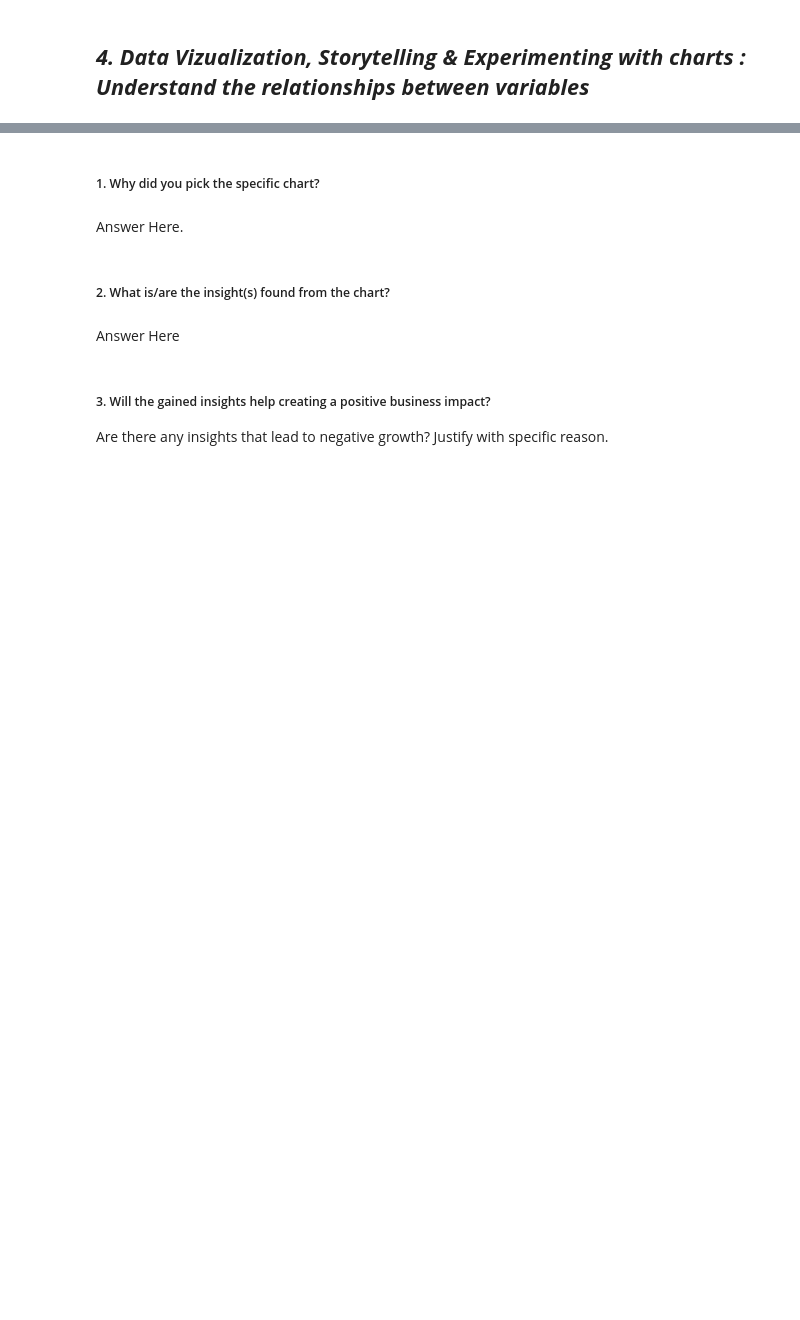
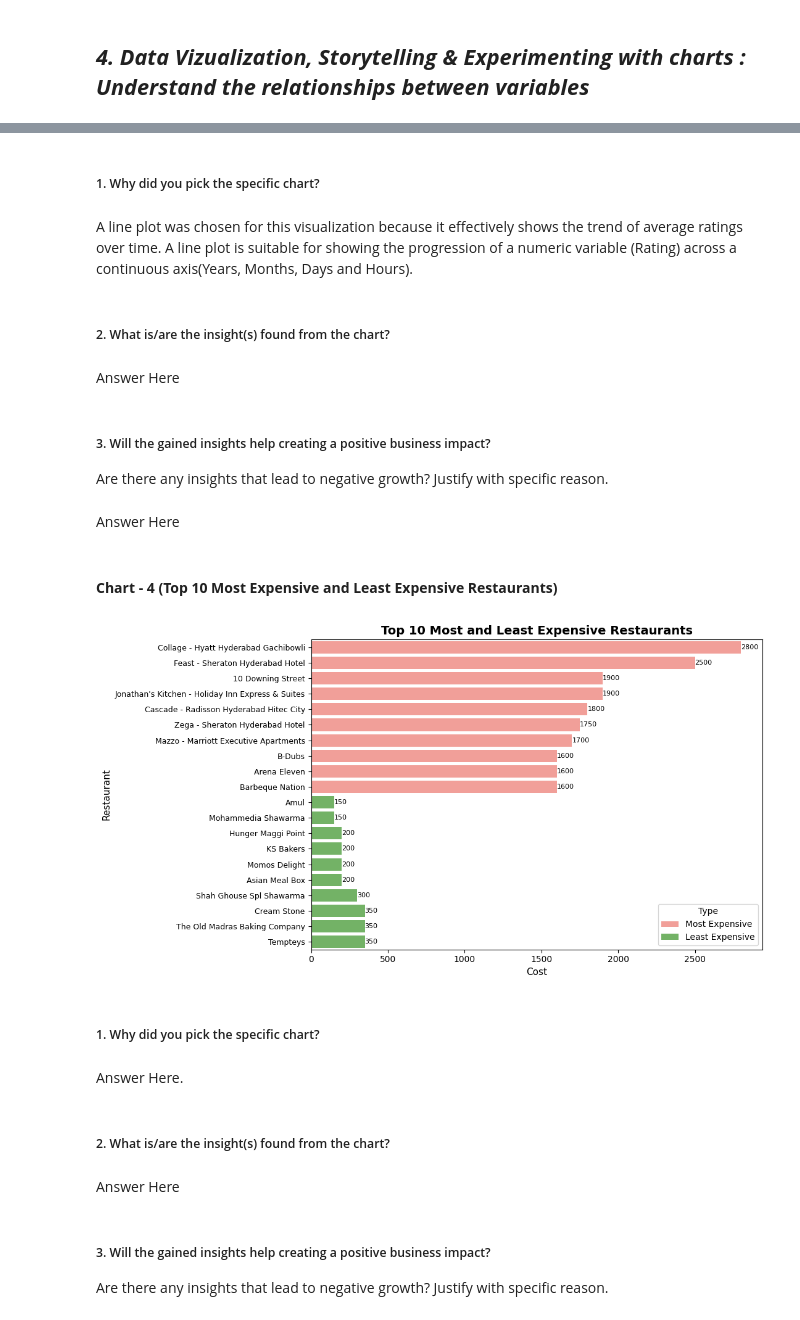
Before and after one commit to ShubhPathania/Zomato-Restaurant-Clustering-and-Sentiment-Analysis, a Jupyter notebook: Zomato_Restaurant_Clustering_and_Sentiment_Analysis.ipynb, the cells around one changed output, grey strips where cells are left out. Cells and saved outputs as stored; diff of their text form; code cells hidden in the pictures; blank space fills up the shorter version.

```diff
--- a/Zomato_Restaurant_Clustering_and_Sentiment_Analysis.ipynb
+++ b/Zomato_Restaurant_Clustering_and_Sentiment_Analysis.ipynb
@@ -415,3 +947,51 @@ Answer Here.
+# %% [markdown]
+##### 1. Why did you pick the specific chart?
+# %% [markdown]
+A line plot was chosen for this visualization because it effectively shows the trend of average ratings over time. A line plot is suitable for showing the progression of a numeric variable (Rating) across a continuous axis(Years, Months, Days and Hours).
+# %% [markdown]
+##### 2. What is/are the insight(s) found from the chart?
+# %% [markdown]
+Answer Here
+# %% [markdown]
+##### 3. Will the gained insights help creating a positive business impact?
+Are there any insights that lead to negative growth? Justify with specific reason.
+# %% [markdown]
+Answer Here
+# %% [markdown]
+#### **Chart - 4 (Top 10 Most Expensive and Least Expensive Restaurants)**
+# %%
+# Group by 'Restaurant' and calculate the mean 'Cost' for each restaurant
+cost_by_restaurant = merged_df.groupby('Restaurant', as_index= False)['Cost'].mean()
+
+# Sort the dataframe by 'Cost' in descending order to get top 10 most expensive
+most_expensive = cost_by_restaurant.sort_values(by='Cost', ascending= False).head(10)
+most_expensive['Type'] = 'Most Expensive'
+
+# Sort the dataframe by 'Cost' in ascending order to get top 10 least expensive
+least_expensive = cost_by_restaurant.sort_values(by='Cost').head(10)
+least_expensive['Type'] = 'Least Expensive'
+
+# Concatenate the two dataframes
+combined = pd.concat([most_expensive, least_expensive])
+
+# Create the plot
+plt.figure(figsize=(11, 6))
+bars = sns.barplot(data= combined, x='Cost', y='Restaurant', hue='Type', dodge= False,
+                   palette= ['#ff928b', '#6bbf59'])
+plt.title('Top 10 Most and Least Expensive Restaurants', size= 14, weight='bold')
+plt.xlabel('Cost', size= 11)
+plt.ylabel('Restaurant', size= 11)
+plt.yticks(size= 9)
+
+# Add annotations next to each bar
+for i, (cost, restaurant, typ) in enumerate(zip(combined['Cost'], combined['Restaurant'], combined['Type'])):
+    plt.text(cost + 0.2, i, f'{cost:.0f}', size=8, va='center', ha='left')
+
+plt.legend(title='Type', loc='lower right')
+plt.tight_layout()
+plt.show()
+# %% [output]
+[figure, added]
 # %% [markdown]
 ##### 1. Why did you pick the specific chart?
 # %% [markdown]
```
Also changed, not shown: parts of 137 cells of this notebook.
